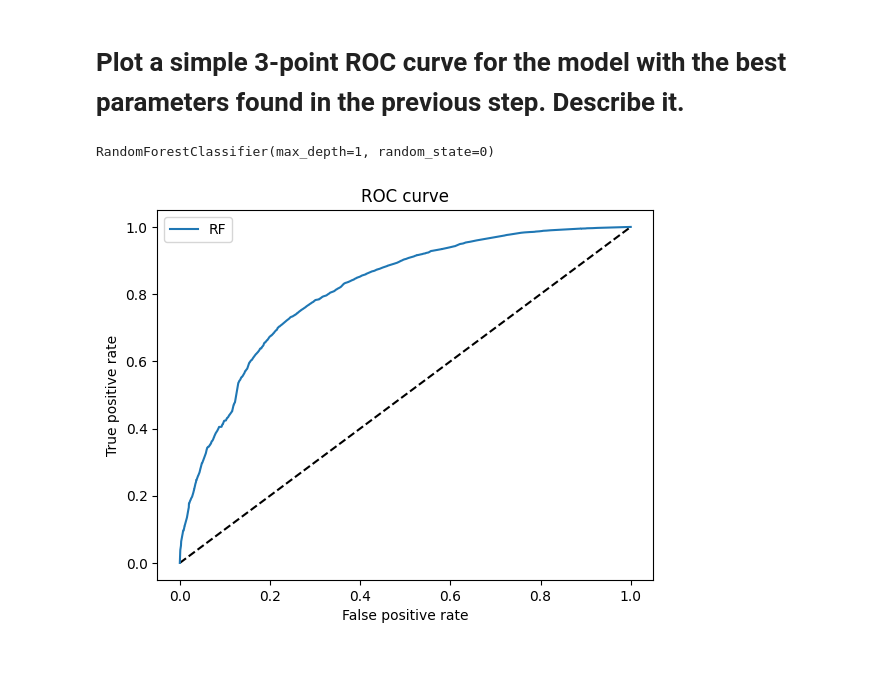
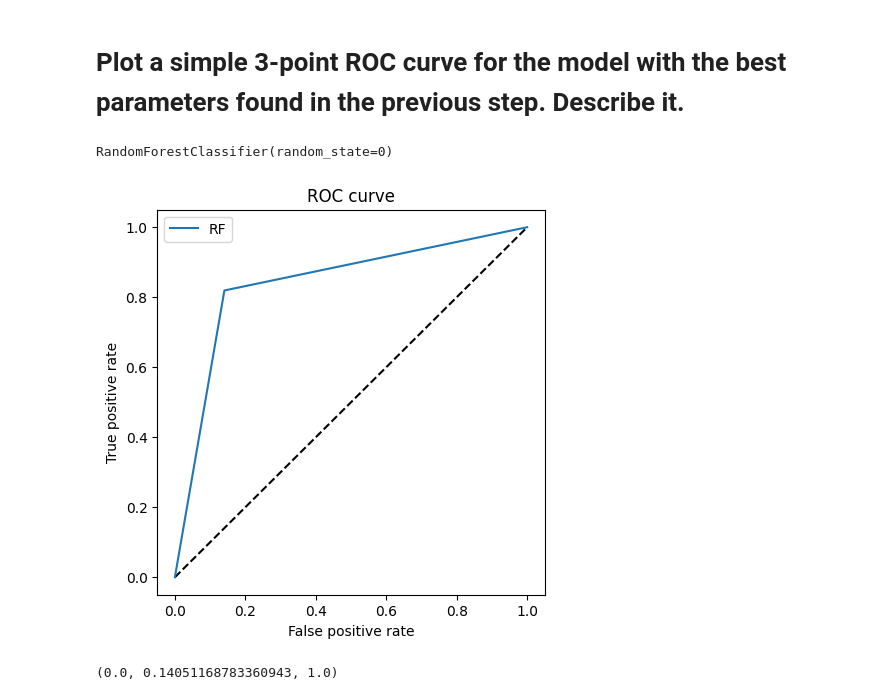
Before and after one commit to AlbertoBassanoni/MLPNS_ABassanoni, a Jupyter notebook: my_higgsboson_search.ipynb, the cells around one changed output. Drawn from its saved outputs; the diff is of its cells as text; code cells hidden in the pictures; blank space fills up the shorter version.

```diff
--- a/my_higgsboson_search.ipynb
+++ b/my_higgsboson_search.ipynb
@@ -206,5 +230,5 @@ higgsdata.T[1:-2].T
 # %%
-train_data, test_data, train_labels, test_labels = train_test_split(higgsdata.T[1:-2].T, labels, test_size=0.75, train_size=0.25, random_state=0, stratify=labels)
+train_data, test_data, train_labels, test_labels = train_test_split(higgsdata.T[0:-2].T, labels, test_size=0.75, train_size=0.25, random_state=0, stratify=labels)
 # %% [markdown]
 - Use a Random Forest and a Gradiend Boosted Tree Classifier model to predict the label of the particles. get the score of the model on the training and test set and comment on the result for each model.
 # %%
@@ -373,11 +422,18 @@ higgsdata.iloc[:, best_features_index]
 # %%
+from sklearn.model_selection import RandomizedSearchCV
+
 # Use the random grid to search for best hyperparameters
 # First create the base model to tune
 # Random search of parameters, using 3 fold cross validation,
 # search across 18 different combinations
+
+random_grid = {'max_depth': [3, 10, None],
+ 'max_features': ['auto', 'sqrt'],
+ 'n_estimators': [10, 100, 1000]}
+
 random_search = RandomizedSearchCV(estimator = rf, param_distributions=random_grid,
-                                   n_iter=1, cv=3, iid=False)
+                                   n_iter=18, cv=3)
 # %% [markdown]
 Note that this may take a long time! It took 1 hour for me to run this. Dont start at the last minute!!
 # %%
-random_search.fit(...
+random_search.fit(train_data,train_labels)
@@ -398,22 +476,29 @@ rf.fit?
 # %%
-rf = RandomForestClassifier(random_state = 0, max_depth=1)
 rf.fit(train_data, train_labels.values.flatten()=="s")
 # %% [output]
-RandomForestClassifier(max_depth=1, random_state=0)
+RandomForestClassifier(random_state=0)
 # %%
 # The random forest model by itself
 from sklearn.metrics import roc_curve
 y_pred_grd_rfcat = rf.predict_proba(test_data)[:, 1]
 
 fpr_rf, tpr_rf, _ = roc_curve(test_labels.values.flatten()=="s", y_pred_grd_rfcat)
 
+fpr_3=fpr_rf[0],fpr_rf[51],fpr_rf[101]
+tpr_3=fpr_rf[0],tpr_rf[51],tpr_rf[101]
+
 plt.figure(1)
 plt.plot([0, 1], [0, 1], 'k--')
-plt.plot(fpr_rf, tpr_rf, label='RF')
+plt.plot(fpr_3, tpr_3, label='RF')
 plt.xlabel('False positive rate')
 plt.ylabel('True positive rate')
 plt.title('ROC curve')
 plt.legend(loc='best')
 plt.show()
 # %% [output]
-[figure, old version]
+[figure, new version]
+# %%
+fpr_3=fpr_rf[0],fpr_rf[51],fpr_rf[101]
+fpr_3
+# %% [output]
+(0.0, 0.14051168783360943, 1.0)
```
Also changed, not shown: parts of 35 cells of this notebook.
